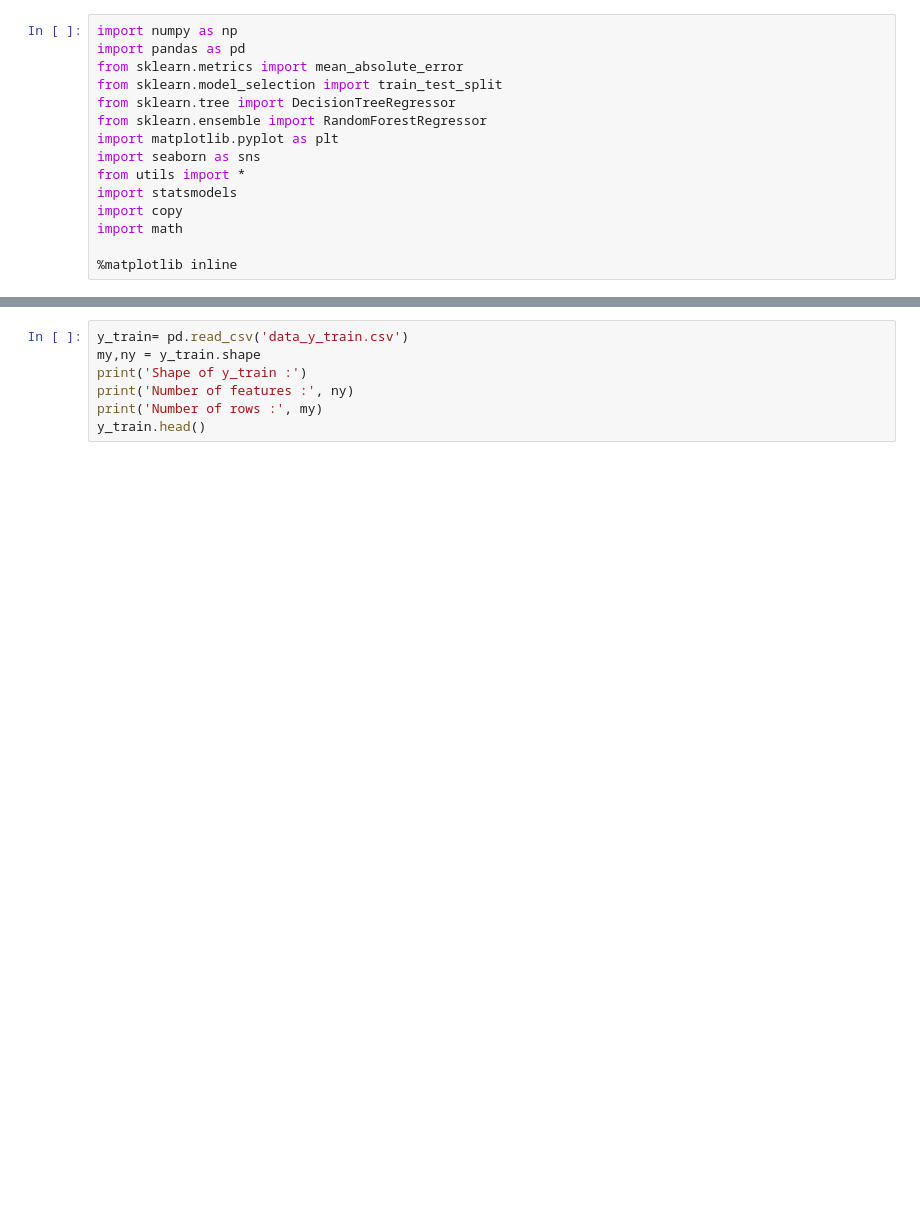
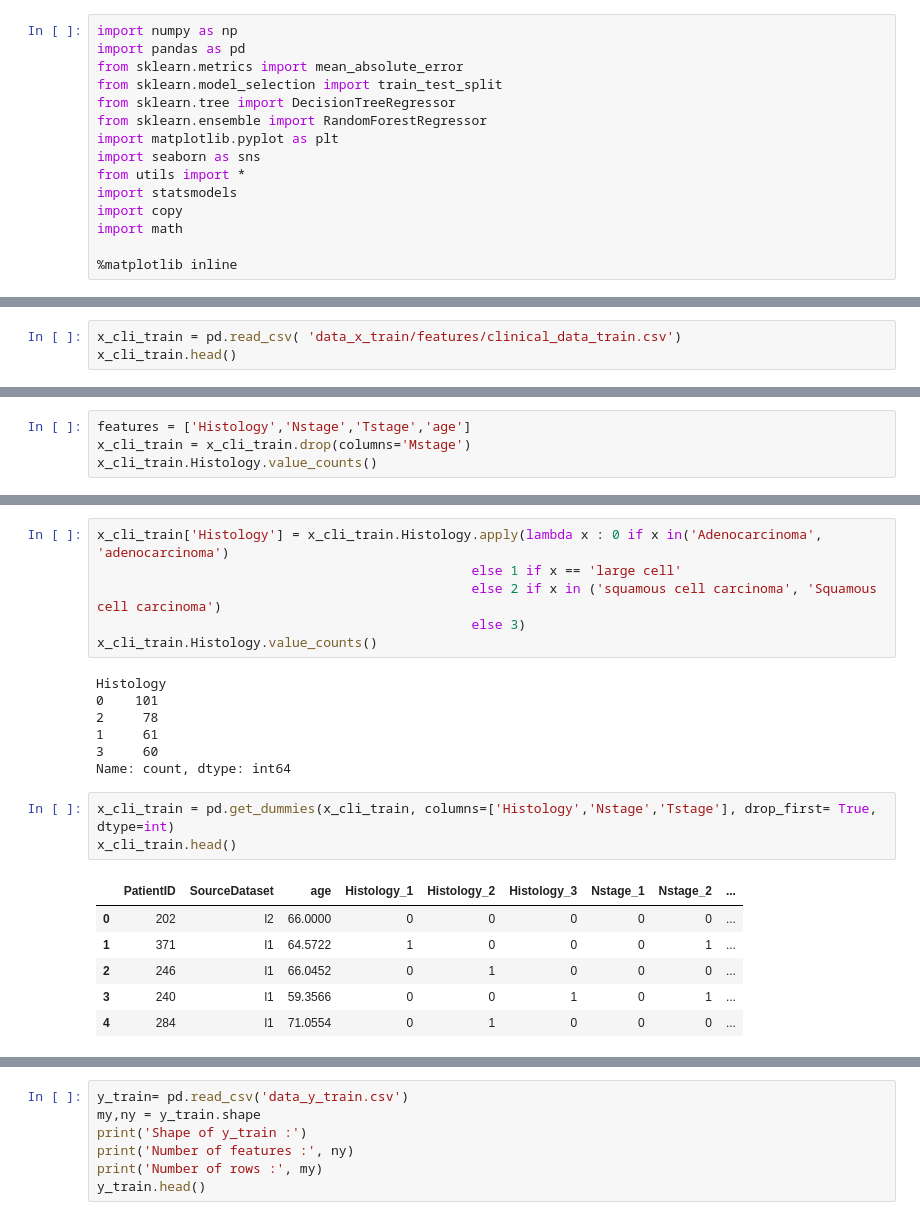
Before and after one commit to mylrcd/lung_cancer, a Jupyter notebook: predict.ipynb, the cells around one changed output, grey strips where cells are left out. Cells and saved outputs as stored; diff of their text form; blank space fills up the shorter version.

```diff
--- a/predict.ipynb
+++ b/predict.ipynb
@@ -19,0 +20,3 @@ import math
+# %%
+x_cli_train = pd.read_csv( 'data_x_train/features/clinical_data_train.csv')
+x_cli_train.head()
@@ -19,0 +71,4 @@ import math
+# %%
+features = ['Histology','Nstage','Tstage','age']
+x_cli_train = x_cli_train.drop(columns='Mstage')
+x_cli_train.Histology.value_counts()
@@ -19,0 +85,23 @@ import math
+# %%
+x_cli_train['Histology'] = x_cli_train.Histology.apply(lambda x : 0 if x in('Adenocarcinoma', 'adenocarcinoma')
+                                                else 1 if x == 'large cell'
+                                                else 2 if x in ('squamous cell carcinoma', 'Squamous cell carcinoma')
+                                                else 3)
+x_cli_train.Histology.value_counts()
+# %% [output]
+Histology
+0    101
+2     78
+1     61
+3     60
+Name: count, dtype: int64
+# %%
+x_cli_train = pd.get_dummies(x_cli_train, columns=['Histology','Nstage','Tstage'], drop_first= True, dtype=int)
+x_cli_train.head()
+# %% [output]
+|  | PatientID | SourceDataset | age | Histology_1 | Histology_2 | Histology_3 | Nstage_1 | Nstage_2 | ... |
+| 0 | 202 | l2 | 66.0000 | 0 | 0 | 0 | 0 | 0 | ... |
+| 1 | 371 | l1 | 64.5722 | 1 | 0 | 0 | 0 | 1 | ... |
+| 2 | 246 | l1 | 66.0452 | 0 | 1 | 0 | 0 | 0 | ... |
+| 3 | 240 | l1 | 59.3566 | 0 | 0 | 1 | 0 | 1 | ... |
+| 4 | 284 | l1 | 71.0554 | 0 | 1 | 0 | 0 | 0 | ... |
```
Also changed, not shown: parts of 30 cells of this notebook.
